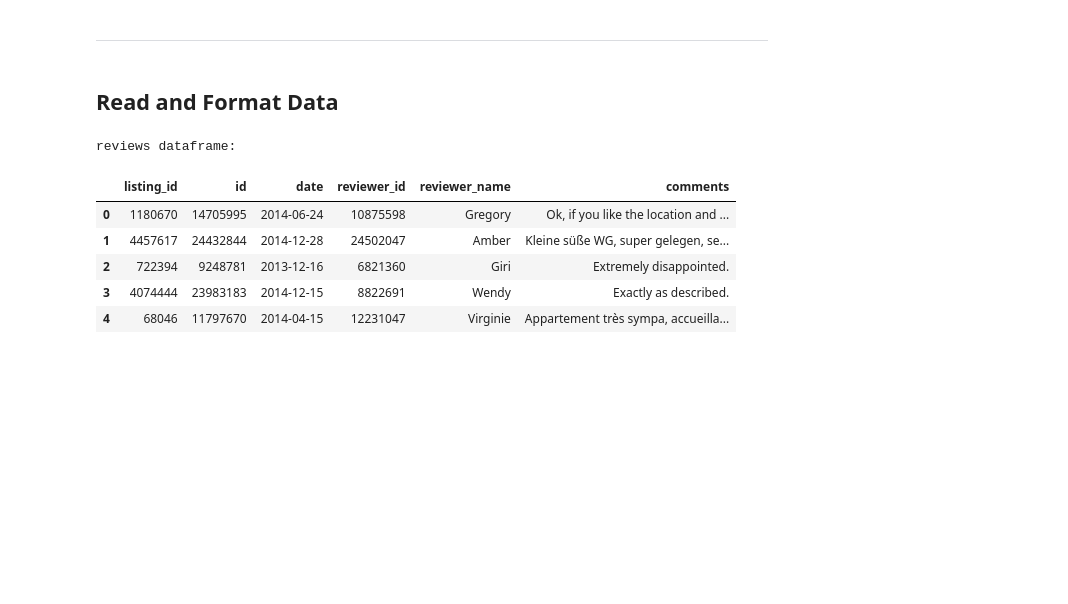
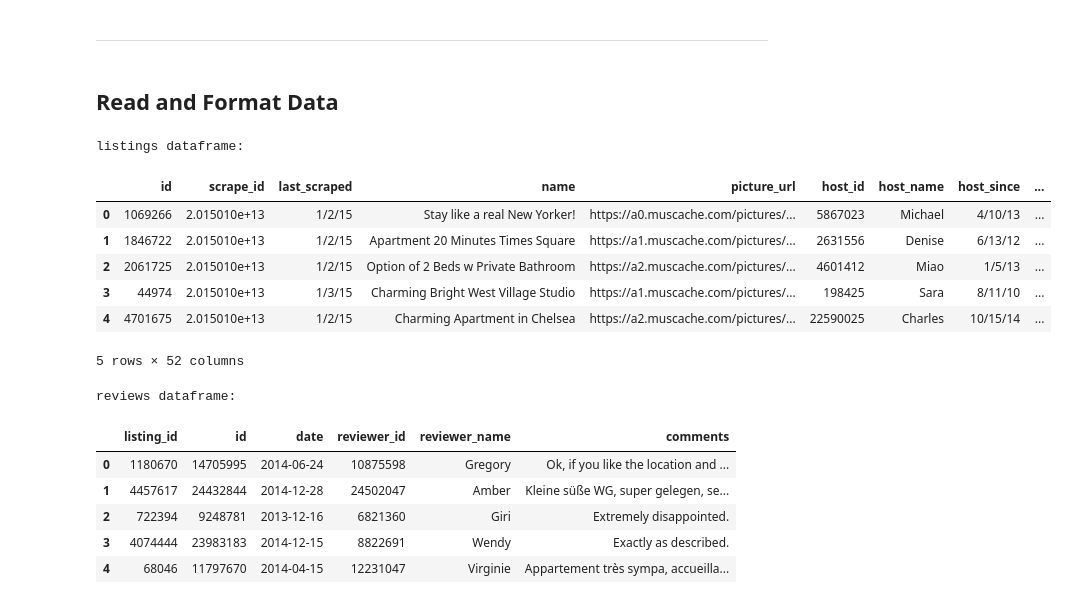
Before and after one commit to ryancswallace/airbnb, a Jupyter notebook: airbnb_Milestone3.ipynb, the cells around one changed output. Drawn from its saved outputs; the diff is of its cells as text; code cells hidden in the pictures; blank space fills up the shorter version.

```diff
--- a/airbnb_Milestone3.ipynb
+++ b/airbnb_Milestone3.ipynb
@@ -54,3 +42,15 @@ calendar_df.columns = new_columns
+# %%
+print 'listings dataframe: \n'
+listings_df.head()
+# %% [output]
+listings dataframe:
+|  | id | scrape_id | last_scraped | name | picture_url | host_id | host_name | host_since | ... |
+| 0 | 1069266 | 2.015010e+13 | 1/2/15 | Stay like a real New Yorker! | https://a0.muscache.com/pictures/... | 5867023 | Michael | 4/10/13 | ... |
+| 1 | 1846722 | 2.015010e+13 | 1/2/15 | Apartment 20 Minutes Times Square | https://a1.muscache.com/pictures/... | 2631556 | Denise | 6/13/12 | ... |
+| 2 | 2061725 | 2.015010e+13 | 1/2/15 | Option of 2 Beds w Private Bathroom | https://a2.muscache.com/pictures/... | 4601412 | Miao | 1/5/13 | ... |
+| 3 | 44974 | 2.015010e+13 | 1/3/15 | Charming Bright West Village Studio | https://a1.muscache.com/pictures/... | 198425 | Sara | 8/11/10 | ... |
+| 4 | 4701675 | 2.015010e+13 | 1/2/15 | Charming Apartment in Chelsea | https://a2.muscache.com/pictures/... | 22590025 | Charles | 10/15/14 | ... |
+5 rows × 52 columns
 # %%
 print 'reviews dataframe: \n'
 reviews_df.head()
```
Also changed, not shown: parts of 21 cells of this notebook.
